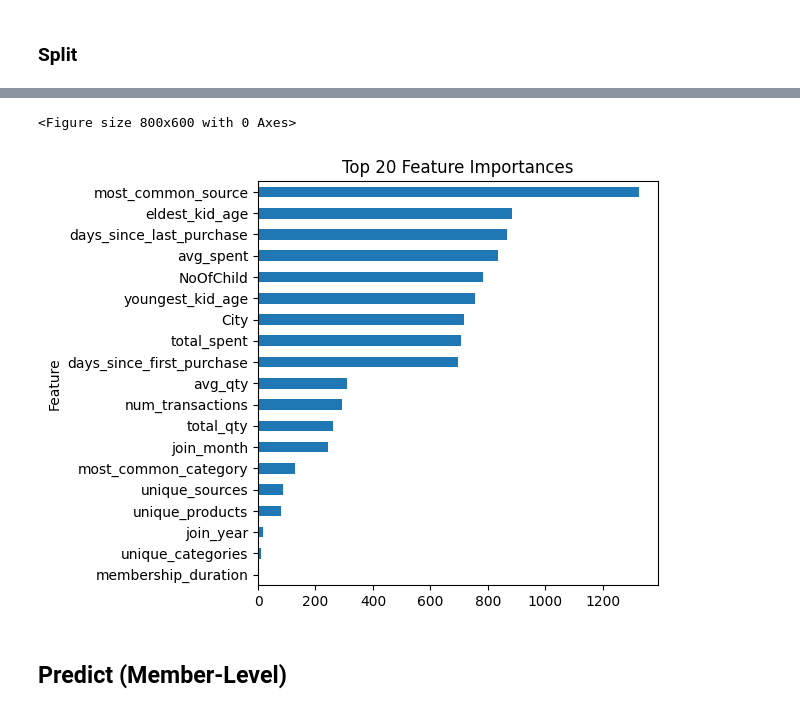
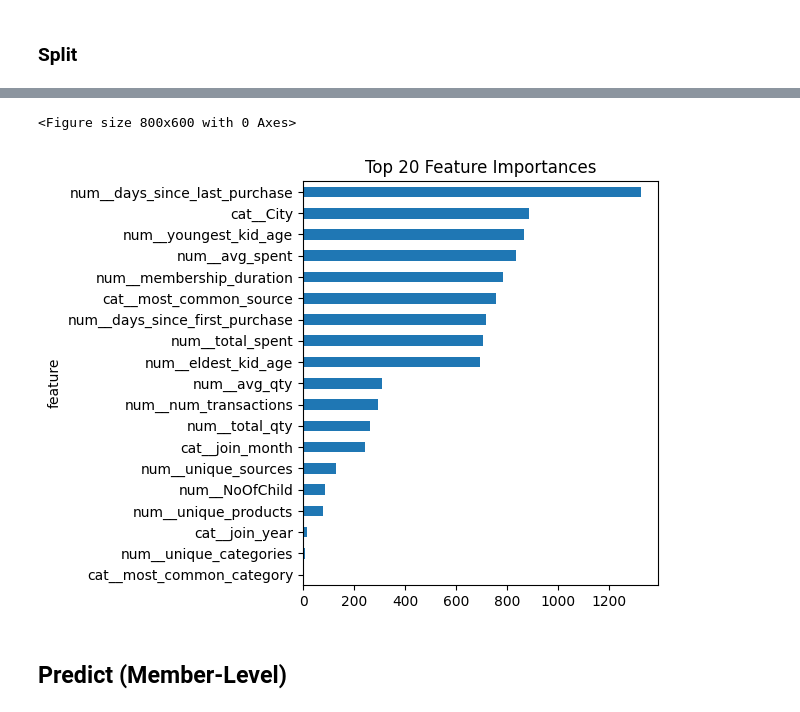
Before and after one commit to dalrn/mlq-intellectra, a Jupyter notebook: mlq.ipynb, the cells around one changed output, grey strips where cells are left out. Drawn from its saved outputs; the diff is of its cells as text; code cells hidden in the pictures.

```diff
--- a/mlq.ipynb
+++ b/mlq.ipynb
@@ -691,25 +683,24 @@ CV scores: [0.85697368 0.84746902 0.86657882 0.8632799  0.84614282]
 # %%
 import matplotlib.pyplot as plt
 
+# Extract feature importances from the fitted LGBM model
 model2 = clf.named_steps['model']
+feature_names = clf.named_steps['preprocessor'].get_feature_names_out()
+
 importances = model2.feature_importances_
+fi_df2 = pd.DataFrame({'feature': feature_names, 'importance': importances})
+fi_df2 = fi_df2.sort_values(by='importance', ascending=False)
 
-# Create DataFrame
-fi_df2 = pd.DataFrame({
-    'Feature': X2.columns,
-    'Importance': importances
-}).sort_values(by='Importance', ascending=False)
-
-# Plot
+# Plot top 20 features
 plt.figure(figsize=(8, 6))
-fi_df2.head(20).plot(kind='barh', x='Feature', y='Importance', legend=False)
+fi_df2.head(20).plot(kind='barh', x='feature', y='importance', legend=False)
+plt.title("Top 20 Feature Importances")
 plt.gca().invert_yaxis()
-plt.title("Top 20 Feature Importances")
 plt.tight_layout()
 plt.show()
 # %% [output]
 <Figure size 800x600 with 0 Axes>
-[figure, old version]
+[figure, new version]
 # %% [markdown]
 ## Predict (Member-Level)
 # %% [markdown]
```
Also changed, not shown: parts of 31 cells of this notebook.
